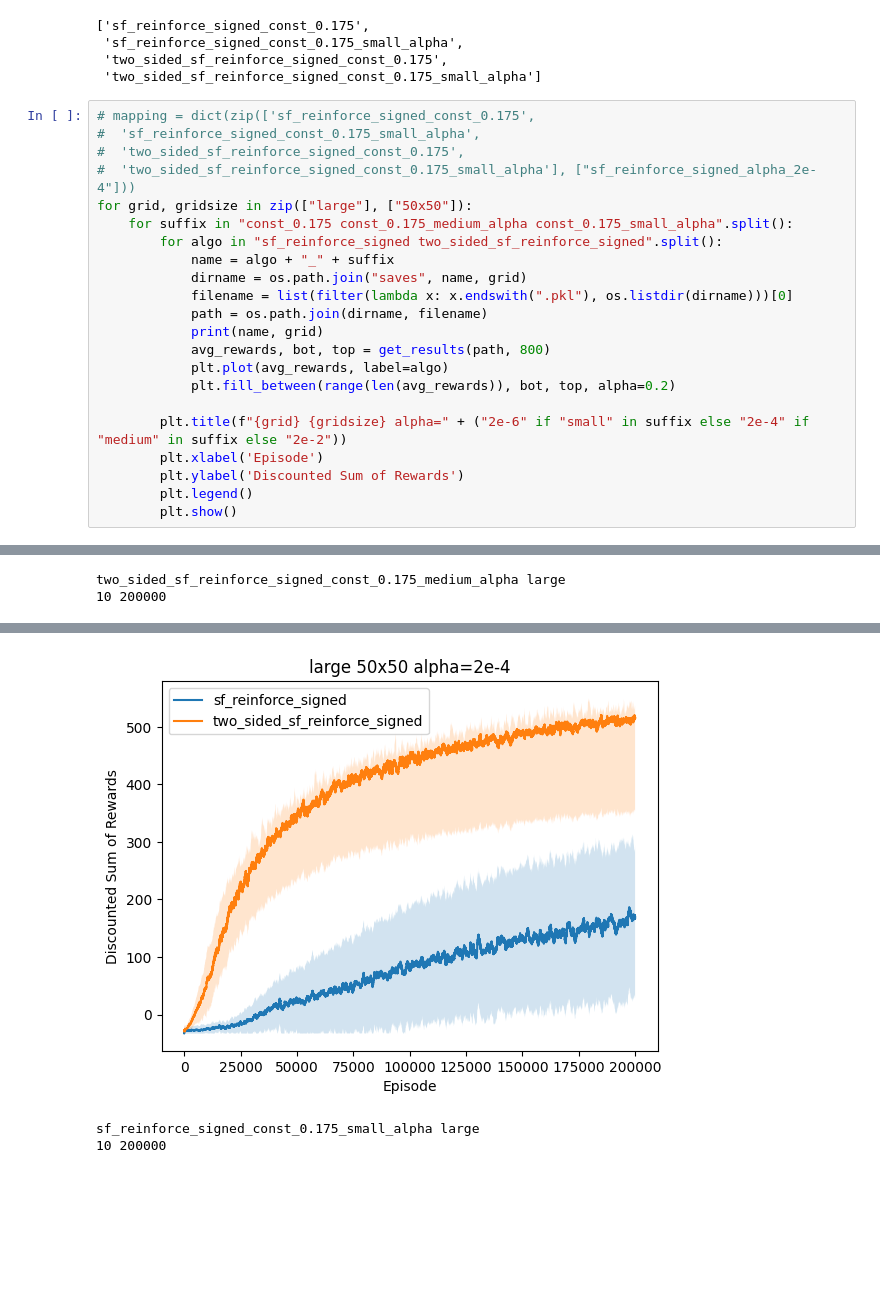
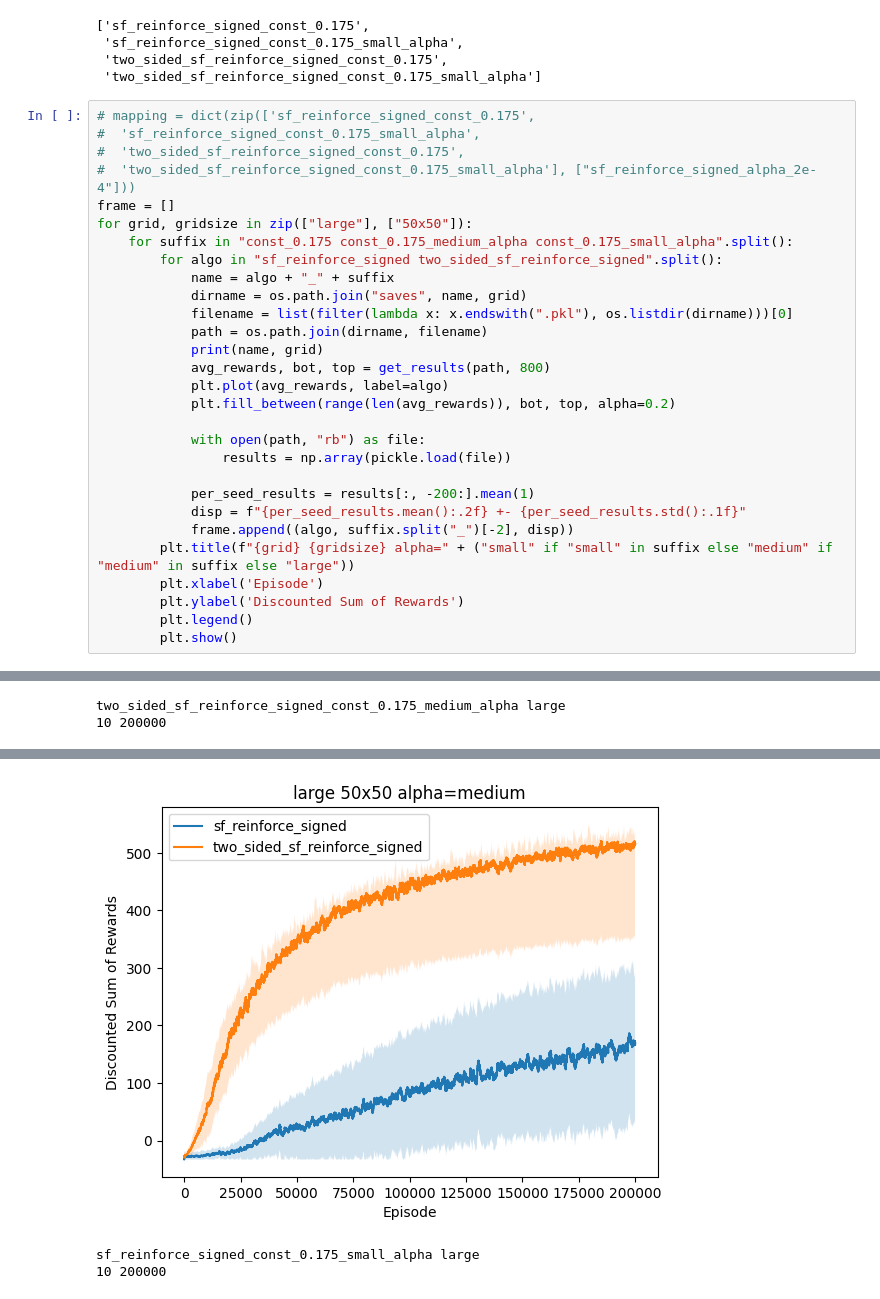
Before and after one commit to deepakhr1999/smooth-functional-reinforce, a Jupyter notebook: graphs.ipynb, the cells around one changed output, grey strips where cells are left out. Drawn from its saved outputs; the diff is of its cells as text; blank space fills up the shorter version.

Commit message:
made plots for latex

```diff
--- a/graphs.ipynb
+++ b/graphs.ipynb
@@ -559,6 +559,7 @@ keys
 #  'sf_reinforce_signed_const_0.175_small_alpha',
 #  'two_sided_sf_reinforce_signed_const_0.175',
 #  'two_sided_sf_reinforce_signed_const_0.175_small_alpha'], ["sf_reinforce_signed_alpha_2e-4"]))
+frame = []
 for grid, gridsize in zip(["large"], ["50x50"]):
     for suffix in "const_0.175 const_0.175_medium_alpha const_0.175_small_alpha".split():
         for algo in "sf_reinforce_signed two_sided_sf_reinforce_signed".split():
@@ -571,7 +572,13 @@ for grid, gridsize in zip(["large"], ["50x50"]):
             plt.plot(avg_rewards, label=algo)
             plt.fill_between(range(len(avg_rewards)), bot, top, alpha=0.2)
 
-        plt.title(f"{grid} {gridsize} alpha=" + ("2e-6" if "small" in suffix else "2e-4" if "medium" in suffix else "2e-2"))
+            with open(path, "rb") as file:
+                results = np.array(pickle.load(file))
+
+            per_seed_results = results[:, -200:].mean(1)
+            disp = f"{per_seed_results.mean():.2f} +- {per_seed_results.std():.1f}"
+            frame.append((algo, suffix.split("_")[-2], disp))
+        plt.title(f"{grid} {gridsize} alpha=" + ("small" if "small" in suffix else "medium" if "medium" in suffix else "large"))
         plt.xlabel('Episode')
         plt.ylabel('Discounted Sum of Rewards')
         plt.legend()
@@ -607,30 +614,30 @@ two_sided_sf_reinforce_signed_const_0.175 large
 sf_reinforce_signed_const_0.175_medium_alpha large
 10 200000
 |  | fc.weight.up | fc.weight.right | fc.weight.down | fc.weight.left | fc.bias.up | fc.bias.right | ... |
 | 6 | [0.08, 0.0, 0.36, -0.06, -0.2, -0... | [0.15, 0.93, 0.04, -0.86, -0.19, ... | [0.13, -0.37, -0.21, 1.12, 0.3, 0... | [-0.16, -0.25, -0.26, -0.3, -0.12... | 0.02 | -0.12 | ... |
 | 1 | [0.24, -0.36, -0.06, 0.04, -0.37,... | [-0.08, 0.82, 0.05, -0.76, 0.14, ... | [0.18, -0.55, 0.03, 0.9, 0.09, 0.2] | [0.33, 0.03, -0.16, -0.25, -0.05,... | -0.18 | 0.03 | ... |
 | 8 | [0.1, 0.08, 0.31, -0.46, 0.06, -0... | [0.38, 0.32, 0.03, -0.72, 0.34, 0... | [-0.22, -0.57, -0.35, 1.19, 0.19,... | [-0.04, -0.32, -0.25, -0.14, -0.3... | 0.21 | -0.32 | ... |
 | 4 | [0.13, 0.06, -0.31, -0.23, -0.41,... | [0.48, 0.91, 0.1, -0.52, -0.11, 0.2] | [0.36, -0.56, 0.06, 1.18, 0.16, -... | [-0.21, -0.45, 0.03, -0.18, 0.12,... | 0.35 | 0.04 | ... |
 | 0 | [-0.04, -0.0, -0.29, -0.35, -0.21... | [0.05, 1.04, 0.0, -0.48, -0.11, 0... | [-0.37, -0.58, -0.12, 0.81, 0.1, ... | [-0.27, -0.35, 0.16, 0.17, -0.09,... | -0.01 | 0.06 | ... |
 | 3 | [-0.4, -0.35, -0.16, -0.39, 0.0, ... | [0.19, 0.75, 0.11, 0.03, -0.03, -... | [-0.28, -0.54, -0.38, 0.32, -0.24... | [0.32, 0.22, 0.11, -0.18, 0.34, -... | -0.32 | -0.27 | ... |
 | 5 | [0.28, -0.26, 0.39, 0.21, 0.34, -... | [-0.29, 0.57, -0.43, 0.48, 0.13, ... | [-0.37, -0.05, 0.18, 0.07, 0.38, ... | [-0.35, 0.11, 0.25, -0.16, -0.38,... | 0.36 | -0.31 | ... |
 | 7 | [0.05, -0.19, 0.15, 0.12, -0.25, ... | [-0.25, 0.18, -0.07, 0.3, 0.32, 0... | [-0.19, -0.18, -0.12, -0.1, 0.2, ... | [0.4, -0.34, 0.28, -0.07, 0.11, 0... | 0.00 | 0.13 | ... |
 | 2 | [0.13, -0.09, 0.12, 0.01, 0.18, 0... | [-0.01, -0.26, 0.14, -0.34, 0.06,... | [0.02, 0.29, -0.02, 0.15, 0.18, -... | [-0.2, 0.48, -0.41, -0.11, -0.03,... | -0.07 | 0.10 | ... |
 | 9 | [0.08, -0.17, -0.03, 0.15, 0.37, ... | [-0.17, 0.34, -0.11, -0.06, 0.4, ... | [-0.25, -0.24, 0.03, -0.03, -0.01... | [-0.05, 0.1, 0.18, 0.17, 0.29, 0.21] | -0.11 | -0.36 | ... |
 two_sided_sf_reinforce_signed_const_0.175_medium_alpha large
 10 200000
 |  | fc.weight.up | fc.weight.right | fc.weight.down | fc.weight.left | fc.bias.up | fc.bias.right | ... |
 | 6 | [-0.01, 0.01, 0.26, -0.19, -0.19,... | [0.18, 1.7, 0.09, -1.87, -0.09, 0... | [0.11, -1.18, -0.06, 2.17, 0.33, ... | [-0.07, -0.16, -0.38, -0.26, -0.1... | -0.22 | 0.06 | ... |
 | 4 | [0.1, 0.04, -0.32, -0.28, -0.36, ... | [0.45, 1.71, 0.08, -1.55, -0.16, ... | [0.36, -1.34, 0.11, 2.26, 0.24, -... | [-0.14, -0.42, -0.07, -0.19, 0.08... | 0.10 | 0.21 | ... |
 | 9 | [0.16, -0.16, -0.08, -0.03, 0.35,... | [-0.2, 1.48, -0.01, -1.59, 0.3, 1... | [-0.34, -1.18, 0.11, 2.31, 0.13, ... | [-0.08, -0.01, 0.02, -0.13, 0.21,... | -0.32 | -0.26 | ... |
 | 3 | [-0.5, -0.26, -0.24, -0.39, -0.04... | [0.26, 1.76, 0.11, -1.72, -0.07, ... | [-0.21, -1.55, -0.23, 1.93, -0.22... | [0.28, 0.2, 0.05, -0.34, 0.2, -0.53] | -0.47 | -0.16 | ... |
 | 1 | [0.22, -0.26, -0.1, -0.11, -0.38,... | [-0.03, 1.64, 0.06, -1.71, 0.12, ... | [0.19, -1.43, -0.0, 2.09, 0.09, 0... | [0.3, 0.03, -0.18, -0.33, -0.14, ... | -0.27 | 0.18 | ... |
 | 8 | [0.06, 0.08, 0.37, -0.49, -0.09, ... | [0.38, 1.04, 0.13, -1.77, 0.39, 1... | [-0.27, -1.4, -0.31, 2.32, 0.3, -... | [-0.08, -0.4, -0.42, -0.21, -0.37... | -0.02 | -0.16 | ... |
 | 2 | [0.12, -0.13, 0.03, -0.29, 0.11, ... | [-0.04, 1.1, 0.11, -1.8, 0.07, 1.25] | [-0.11, -0.82, 0.13, 2.12, 0.21, ... | [-0.16, 0.16, -0.46, -0.33, -0.05... | -0.32 | 0.26 | ... |
 | 0 | [0.01, 0.06, -0.38, -0.29, -0.2, ... | [0.03, 1.87, 0.02, -1.54, -0.08, ... | [-0.44, -1.53, -0.11, 2.01, 0.12,... | [-0.29, -0.27, 0.14, 0.06, -0.12,... | -0.19 | 0.05 | ... |
 | 5 | [0.3, -0.31, 0.29, 0.08, 0.31, -0... | [-0.34, 1.9, -0.39, -1.4, 0.08, 0... | [-0.35, -1.3, 0.28, 2.03, 0.48, 0... | [-0.39, 0.17, 0.07, -0.23, -0.37,... | 0.08 | -0.18 | ... |
 | 7 | [-0.03, -0.27, 0.04, -0.1, -0.21,... | [-0.21, 0.06, 0.16, 0.79, 0.49, 0... | [-0.13, -0.24, -0.04, -0.09, 0.25... | [0.42, -0.38, 0.2, -0.32, -0.02, ... | -0.47 | 0.70 | ... |
-[figure, old version]
+[figure, new version]
 sf_reinforce_signed_const_0.175_small_alpha large
 10 200000
 |  | fc.weight.up | fc.weight.right | fc.weight.down | fc.weight.left | fc.bias.up | fc.bias.right | ... |
```
Also changed, not shown: parts of 3 cells of this notebook, 3 other files.
